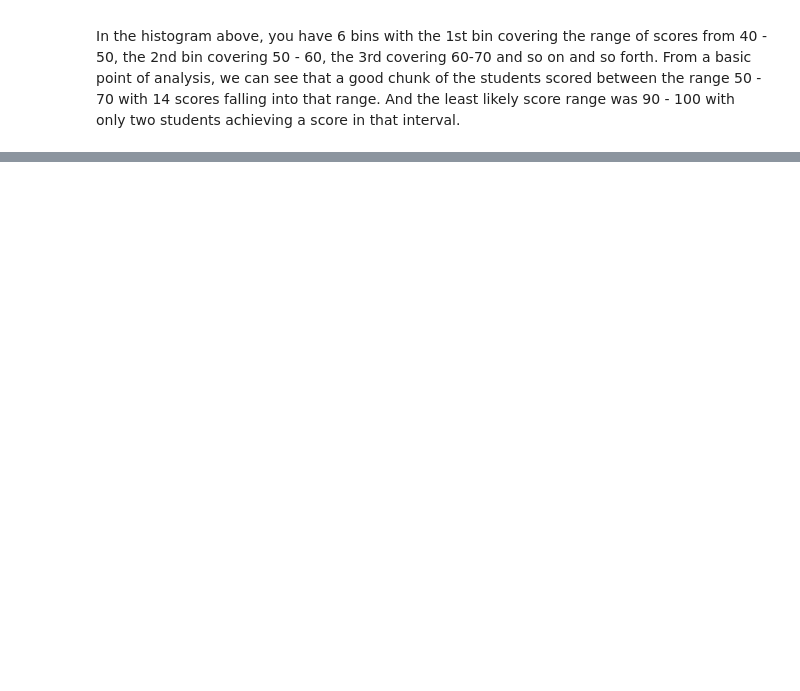
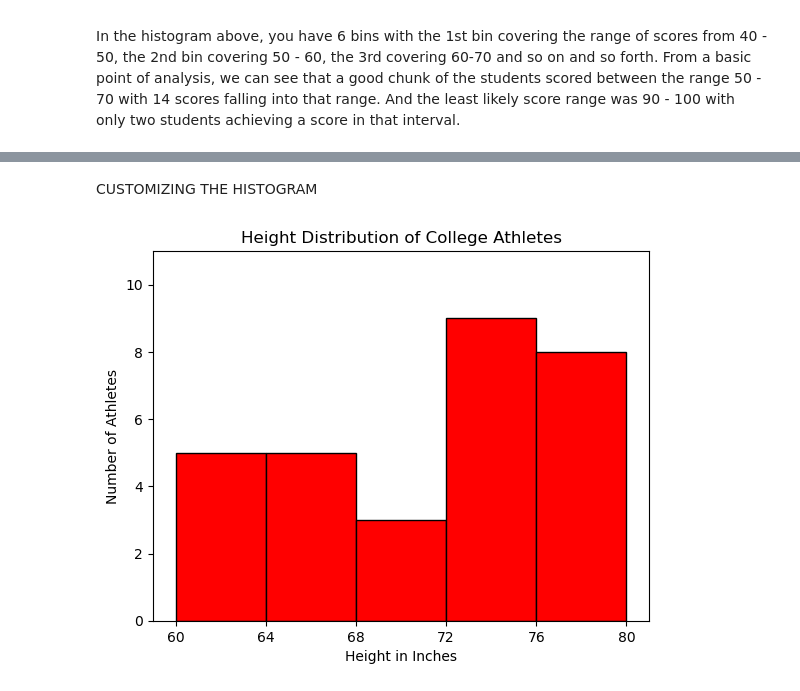
Before and after one commit to Alfred-Langer/Data_Camp_Learning, a Jupyter notebook: IntermediatePythonLesson2.ipynb, the cells around one changed output, grey strips where cells are left out. Saved outputs shown, nothing was run; the diff lists cells and outputs as text; code cells hidden in the pictures; blank space fills up the shorter version.

```diff
--- a/IntermediatePythonLesson2.ipynb
+++ b/IntermediatePythonLesson2.ipynb
@@ -10,0 +51,28 @@ In the histogram above, you have 6 bins with the 1st bin covering the range of s
+# %% [markdown]
+CUSTOMIZING THE HISTOGRAM
+# %%
+#Create a histogram of the data with 5 bins
+#Set the range of the histogram to be between 60 and 80
+#Set the color of the histogram to be red
+#Set the edgecolor of the histogram to be black
+counts, bins, patches = plt.hist(heights_of_college_athletes, bins=5, range=(60, 80), color="red",edgecolor='black')
+
+#plt.hist returns three values, counts, bins, and patches, however these values don't have to be caught in variables if you don't need them
+#counts is a list that contains the number of data points in each bin
+#bins is a list that contains the edges of the bins
+#patches is something I don't quite understand yet but I hope to learn more about it in the future
+
+# Set the y-axis range. We can use the max function to find the maximum value in the counts list and add 2 to it to create consistent padding at the top of the plot
+plt.ylim(0, max(counts) + 2)  # Adjust the range as needed
+
+#Add labels to the x-axis and y-axis using the xlabel and ylabel functions and add a title to the plot using the title function
+plt.xlabel('Height in Inches')
+plt.ylabel('Number of Athletes')
+plt.title('Height Distribution of College Athletes')
+
+#Set the x-axis to range from 60 to 80 with ticks every 4 units, the bars of the histogram should now be alligned with the ticks of the x-axis
+plt.xticks(range(60, 81, 4))
+
+plt.show()
+# %% [output]
+[figure, added]
```
Also changed, not shown: parts of 4 cells of this notebook, 1 other file.
